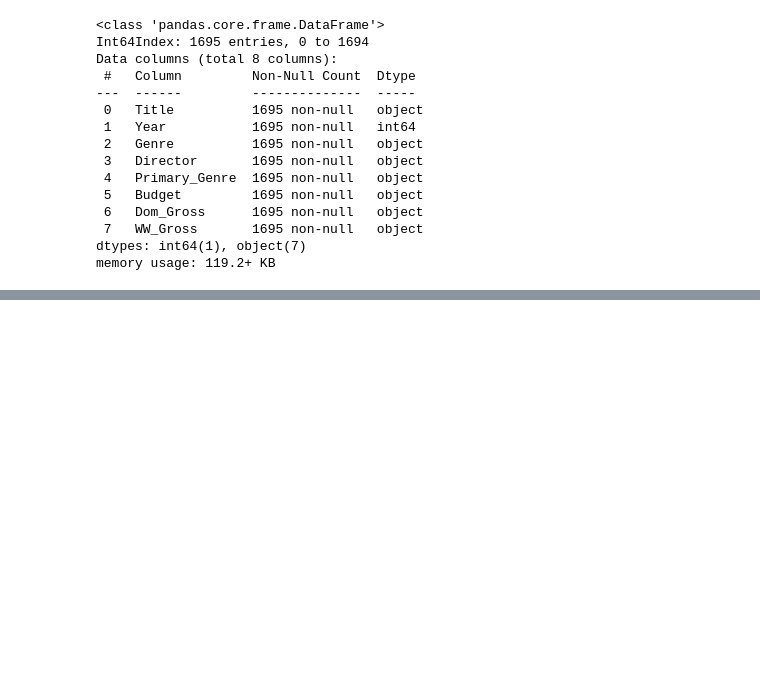
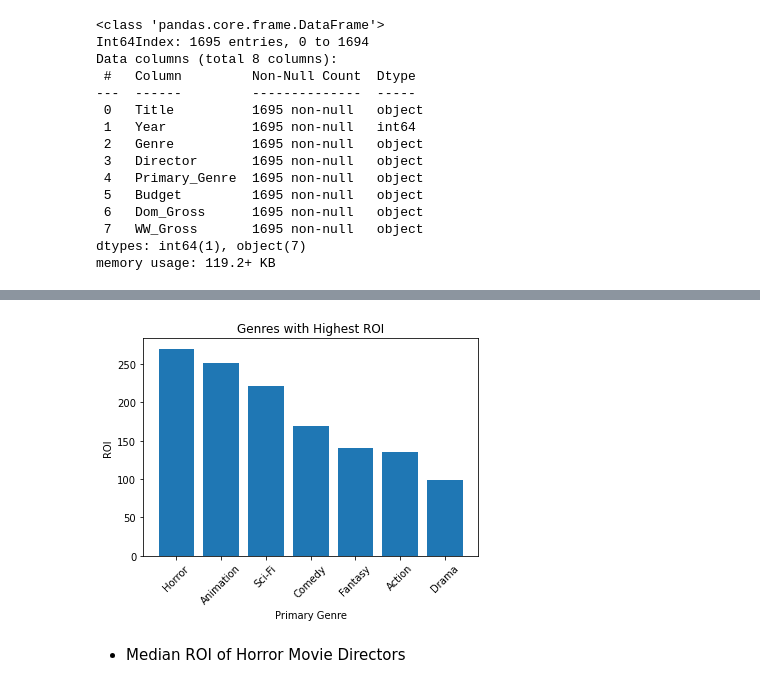
Before and after one commit to ginaguerin/Movie_Projection_Analysis, a Jupyter notebook: Notebook2.ipynb, the cells around one changed output, grey strips where cells are left out. Saved outputs shown, nothing was run; the diff lists cells and outputs as text; code cells hidden in the pictures; blank space fills up the shorter version.

```diff
--- a/Notebook2.ipynb
+++ b/Notebook2.ipynb
@@ -307,0 +205,13 @@ memory usage: 118.0+ KB
+# %%
+top_genre_highest_roi = df.groupby('Primary_Genre')['ROI'].median().sort_values(ascending=False).head(7)
+# %%
+plt.bar(top_genre_highest_roi.index, top_genre_highest_roi.values)
+plt.xlabel('Primary Genre')
+plt.ylabel('ROI')
+plt.title('Genres with Highest ROI')
+plt.xticks(rotation=45)
+plt.show()
+# %% [output]
+[figure, added]
+# %% [markdown]
+- Median ROI of Horror Movie Directors
```
Also changed, not shown: parts of 52 cells of this notebook, 2 other files.
